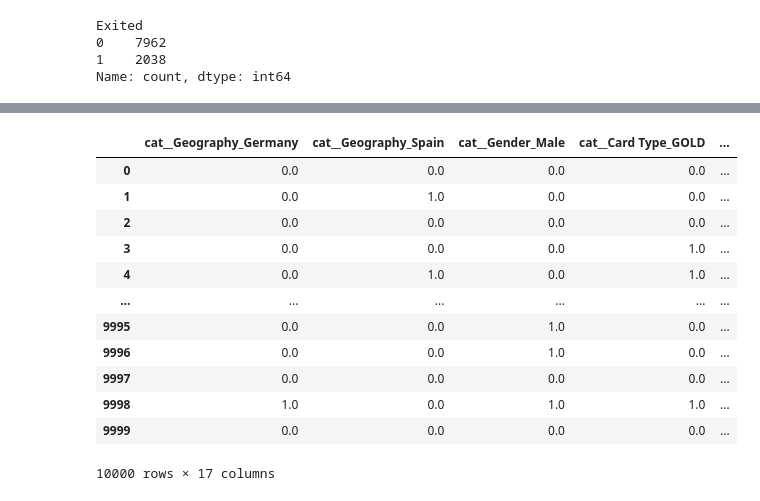
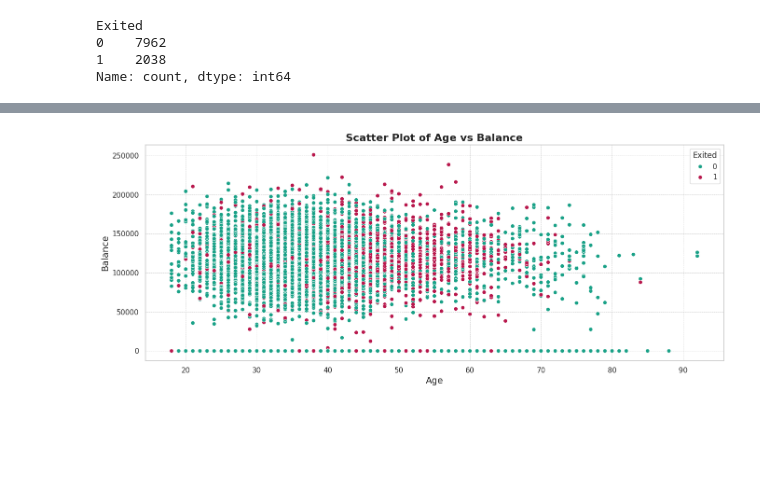
Before and after one commit to rvanguita/bank_customer_churn, a Jupyter notebook: main.ipynb, the cells around one changed output, grey strips where cells are left out. Cells and saved outputs as stored; diff of their text form; code cells hidden in the pictures; blank space fills up the shorter version.

```diff
--- a/main.ipynb
+++ b/main.ipynb
@@ -193,16 +183,16 @@ transformed_df = pd.DataFrame(transformed_data, columns=column_transformer.get_f
-# %%
-transformed_df
-# %% [output]
-|  | cat__Geography_Germany | cat__Geography_Spain | cat__Gender_Male | cat__Card Type_GOLD | ... |
-| 0 | 0.0 | 0.0 | 0.0 | 0.0 | ... |
-| 1 | 0.0 | 1.0 | 0.0 | 0.0 | ... |
-| 2 | 0.0 | 0.0 | 0.0 | 0.0 | ... |
-| 3 | 0.0 | 0.0 | 0.0 | 1.0 | ... |
-| 4 | 0.0 | 1.0 | 0.0 | 1.0 | ... |
-| ... | ... | ... | ... | ... | ... |
-| 9995 | 0.0 | 0.0 | 1.0 | 0.0 | ... |
-| 9996 | 0.0 | 0.0 | 1.0 | 0.0 | ... |
-| 9997 | 0.0 | 0.0 | 0.0 | 0.0 | ... |
-| 9998 | 1.0 | 0.0 | 1.0 | 1.0 | ... |
-| 9999 | 0.0 | 0.0 | 0.0 | 0.0 | ... |
-10000 rows × 17 columns
+# %%
+plt.figure(figsize=(16, 6))
+
+sns.scatterplot(data=df, x='Age', y='Balance', hue='Exited', palette=custom_palette, #alpha=0.6
+                )
+
+# Adicionar título e labels
+plt.title('Scatter Plot of Age vs Balance', fontsize=16, weight='bold')
+plt.xlabel('Age', fontsize=14)
+plt.ylabel('Balance', fontsize=14)
+plt.grid(True, which='both', linestyle='--', linewidth=0.5)
+
+# Mostrar o gráfico
+plt.show()
+# %% [output]
+[figure, added]
```
Also changed, not shown: parts of 25 cells of this notebook.
